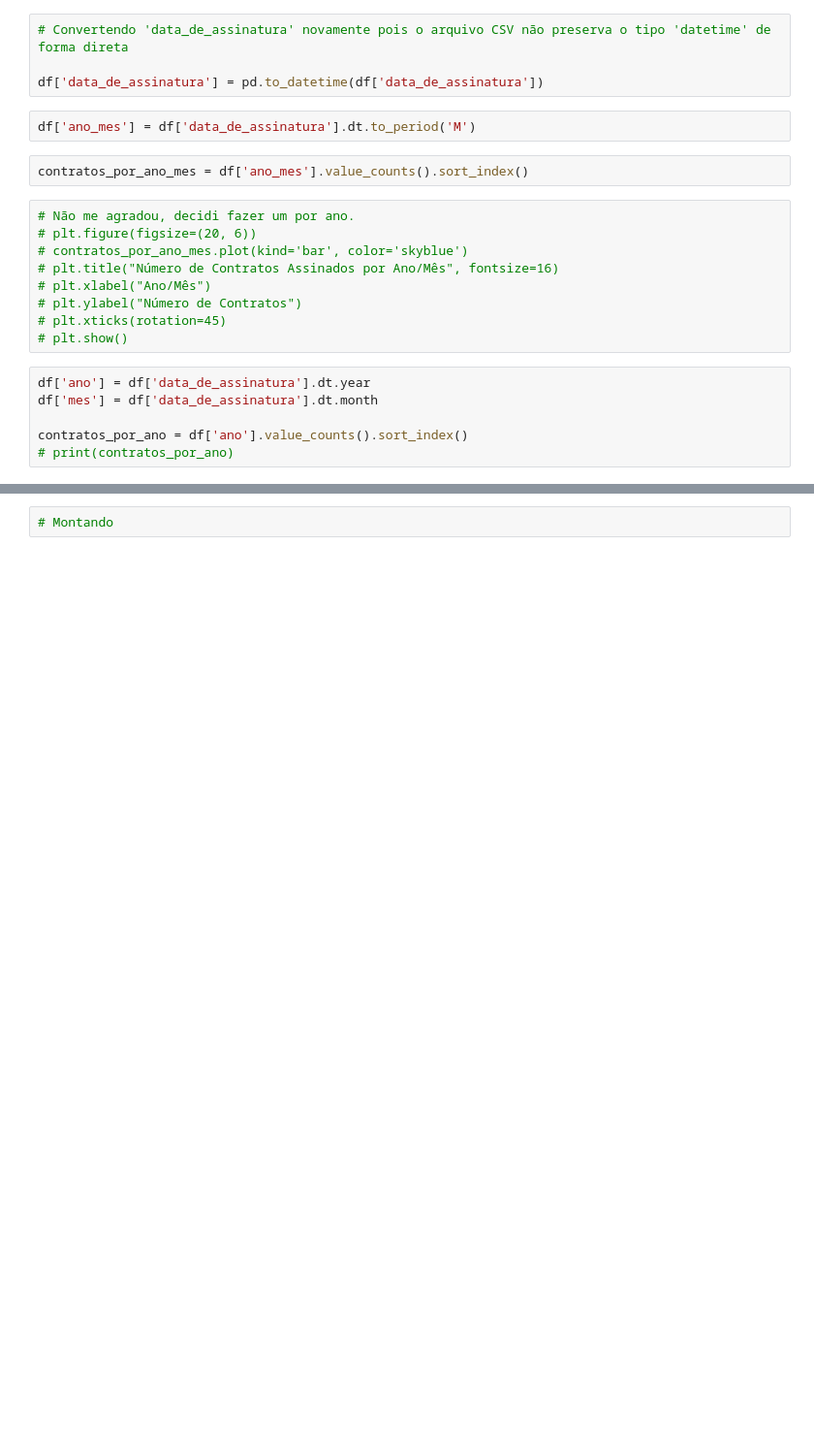
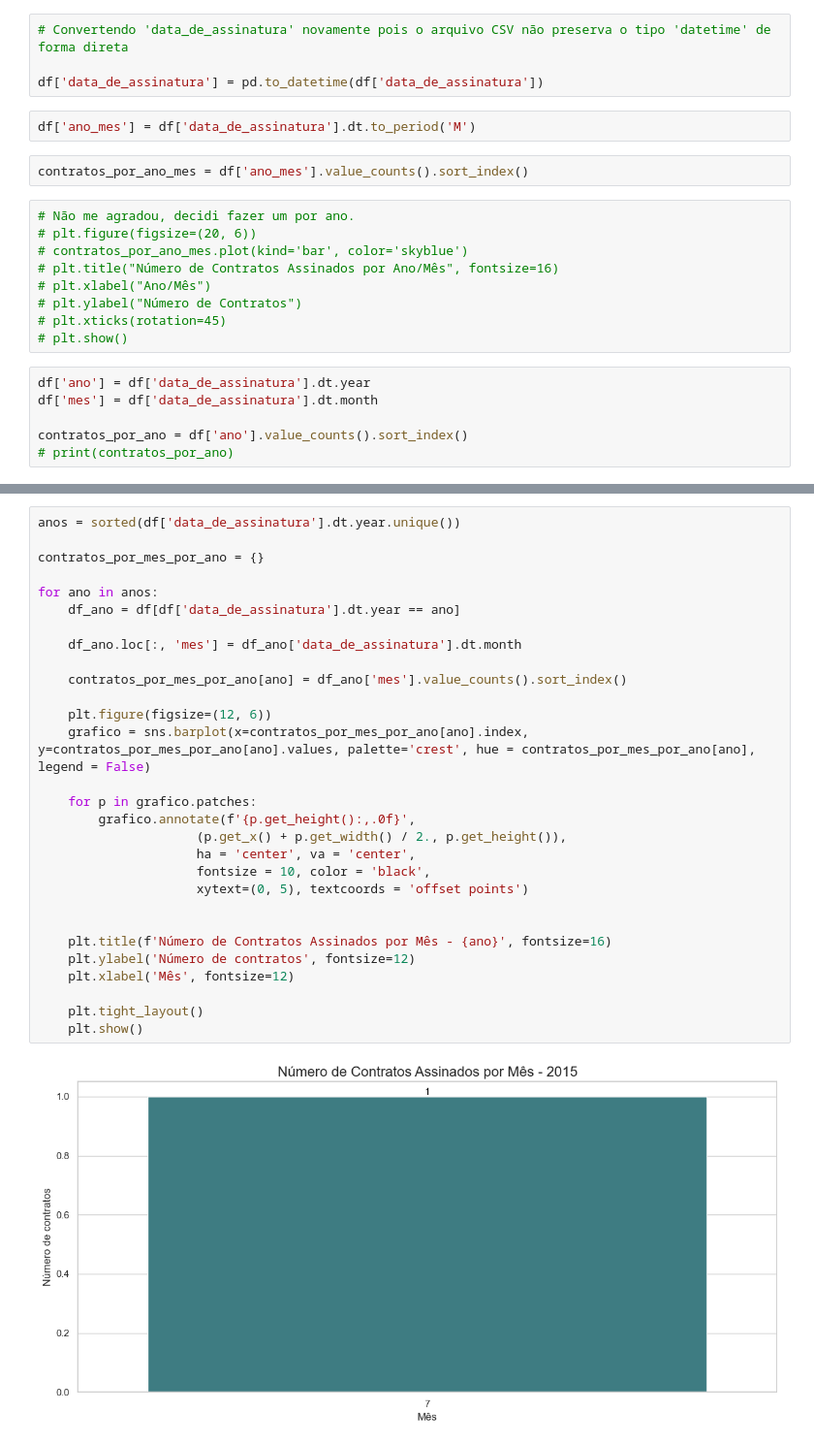
Before and after one commit to pdromls/Analise_BNDES, a Jupyter notebook: notebooks/insights2.ipynb, the cells around one changed output, grey strips where cells are left out. Shown at 97% size. Saved outputs shown, nothing was run; the diff lists cells and outputs as text; blank space fills up the shorter version.

```diff
--- a/notebooks/insights2.ipynb
+++ b/notebooks/insights2.ipynb
@@ -72,2 +106,31 @@ plt.show()
 # %%
-# Montando
+anos = sorted(df['data_de_assinatura'].dt.year.unique())
+
+contratos_por_mes_por_ano = {}
+
+for ano in anos:
+    df_ano = df[df['data_de_assinatura'].dt.year == ano]
+
+    df_ano.loc[:, 'mes'] = df_ano['data_de_assinatura'].dt.month
+
+    contratos_por_mes_por_ano[ano] = df_ano['mes'].value_counts().sort_index()
+
+    plt.figure(figsize=(12, 6))
+    grafico = sns.barplot(x=contratos_por_mes_por_ano[ano].index, y=contratos_por_mes_por_ano[ano].values, palette='crest', hue = contratos_por_mes_por_ano[ano], legend = False)
+
+    for p in grafico.patches:
+        grafico.annotate(f'{p.get_height():,.0f}',
+                     (p.get_x() + p.get_width() / 2., p.get_height()),
+                     ha = 'center', va = 'center',
+                     fontsize = 10, color = 'black',
+                     xytext=(0, 5), textcoords = 'offset points')
+
+
+    plt.title(f'Número de Contratos Assinados por Mês - {ano}', fontsize=16)
+    plt.ylabel('Número de contratos', fontsize=12)
+    plt.xlabel('Mês', fontsize=12)
+
+    plt.tight_layout()
+    plt.show()
+# %% [output]
+[figure, added]
```
Also changed, not shown: parts of 7 cells of this notebook.
